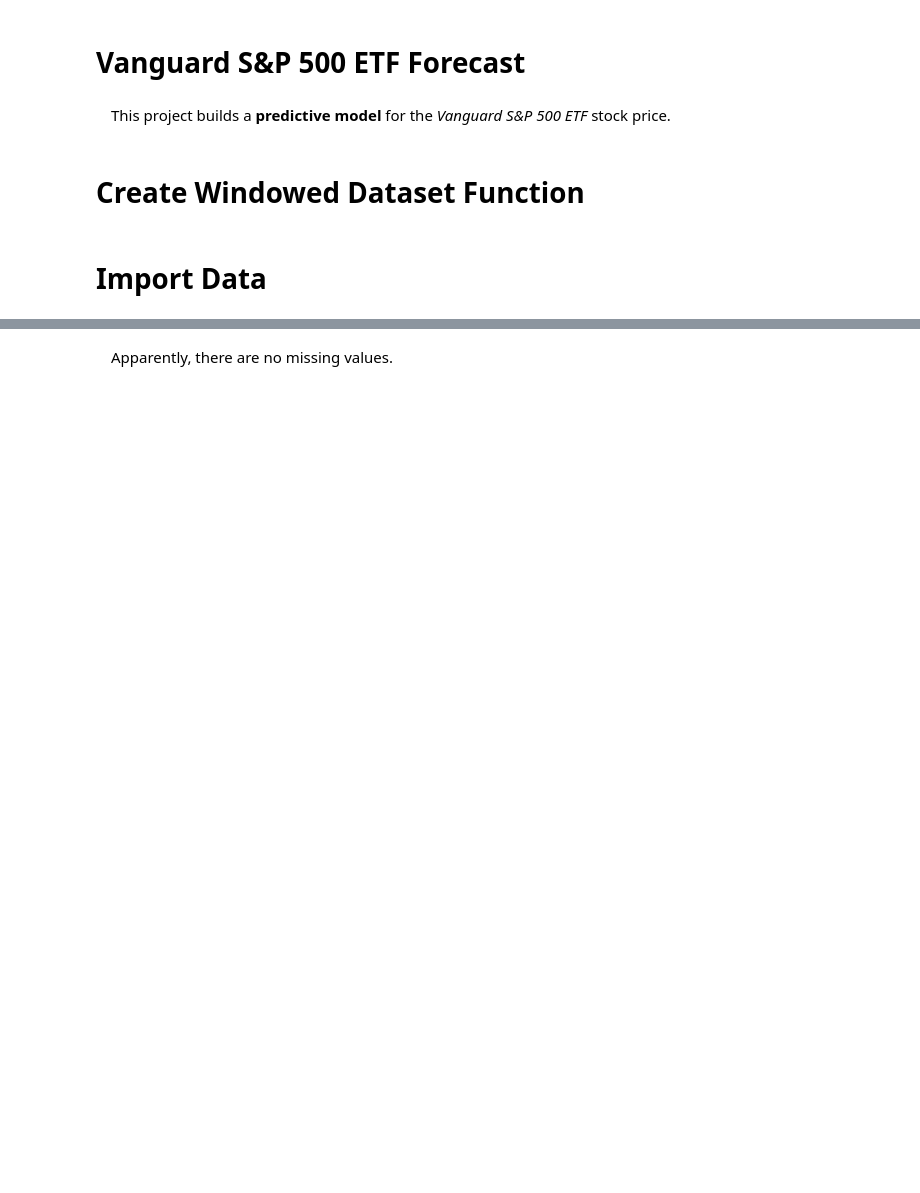
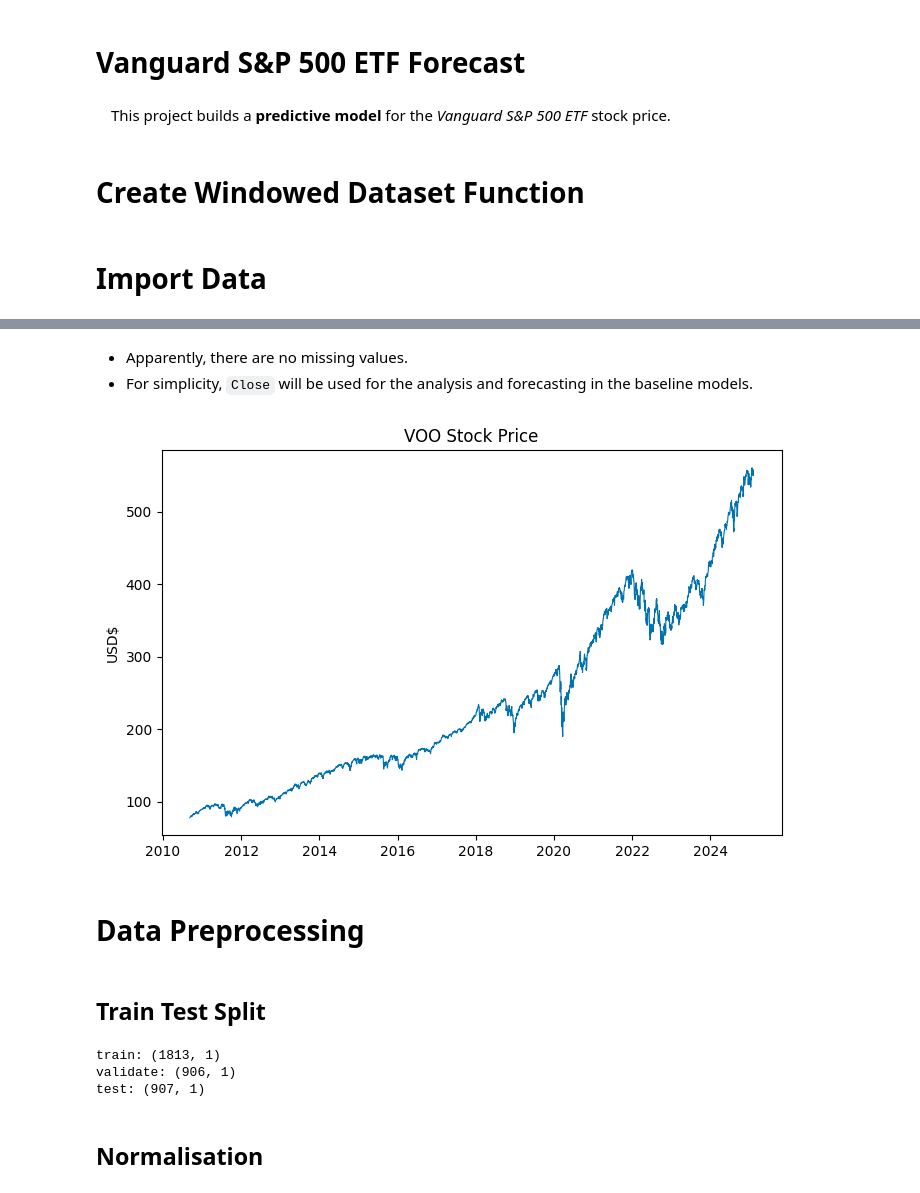
Before and after one commit to moscmh/portfolio, a Jupyter notebook: Time_Series/Tickers/voo.ipynb, the cells around one changed output, grey strips where cells are left out. Cells and saved outputs as stored; diff of their text form; code cells hidden in the pictures; blank space fills up the shorter version.

Commit message:
First baseline model

```diff
--- a/Time_Series/Tickers/voo.ipynb
+++ b/Time_Series/Tickers/voo.ipynb
@@ -6,8 +6,11 @@
 import random
 import numpy as np
 import pandas as pd
+import matplotlib as mpl
 import matplotlib.pyplot as plt
 import matplotlib.dates as mdates
+mpl.style.use('seaborn-v0_8-colorblind')
+%matplotlib inline
 
 import yfinance as yf
 from sklearn.preprocessing import MinMaxScaler
@@ -76,2 +79,27 @@ memory usage: 254.9 KB
 # %% [markdown]
-&emsp;Apparently, there are no missing values.
+* Apparently, there are no missing values.
+* For simplicity, `Close` will be used for the analysis and forecasting in the baseline models.
+# %%
+ticks = voo[['Close']]
+
+fig, ax = plt.subplots(figsize=(8,5))
+ax.plot(ticks, lw=.8)
+ax.set(title="VOO Stock Price", ylabel="USD$")
+plt.show()
+# %% [output]
+[figure, added]
+# %% [markdown]
+# Data Preprocessing
+# %% [markdown]
+## Train Test Split
+# %%
+train = ticks[:int(ticks.shape[0] * .5)]
+validate = ticks[int(ticks.shape[0] * .5): int(ticks.shape[0] * .75)]
+test = ticks[int(ticks.shape[0] * .75):]
+print(f'train: {train.shape}\nvalidate: {validate.shape}\ntest: {test.shape}')
+# %% [output]
+train: (1813, 1)
+validate: (906, 1)
+test: (907, 1)
+# %% [markdown]
+## Normalisation
```
Also changed, not shown: parts of 11 cells of this notebook, 1 other file.
